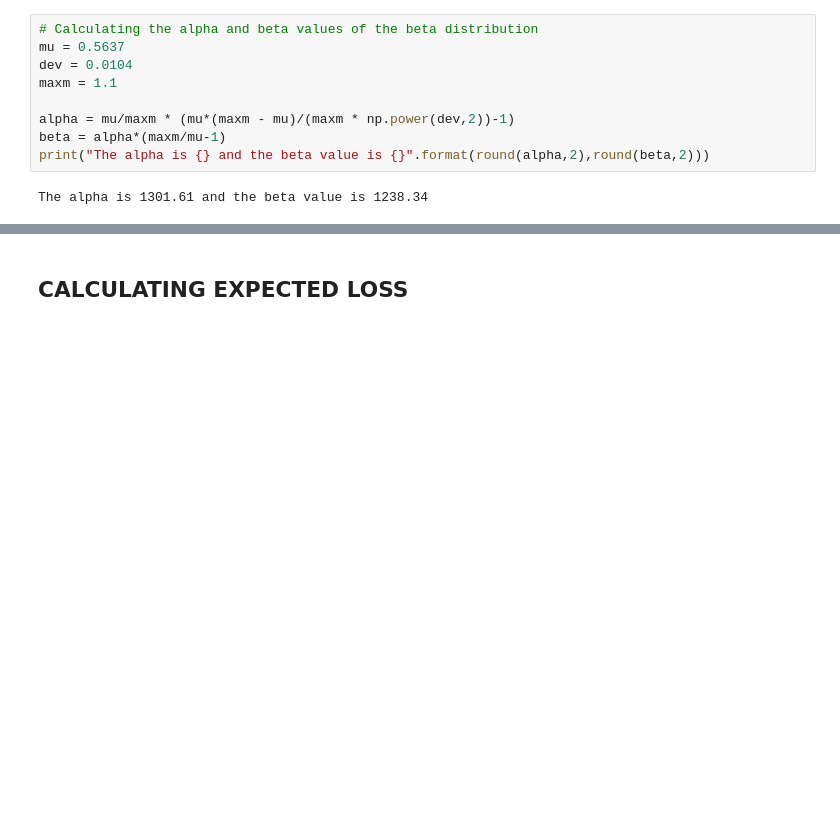
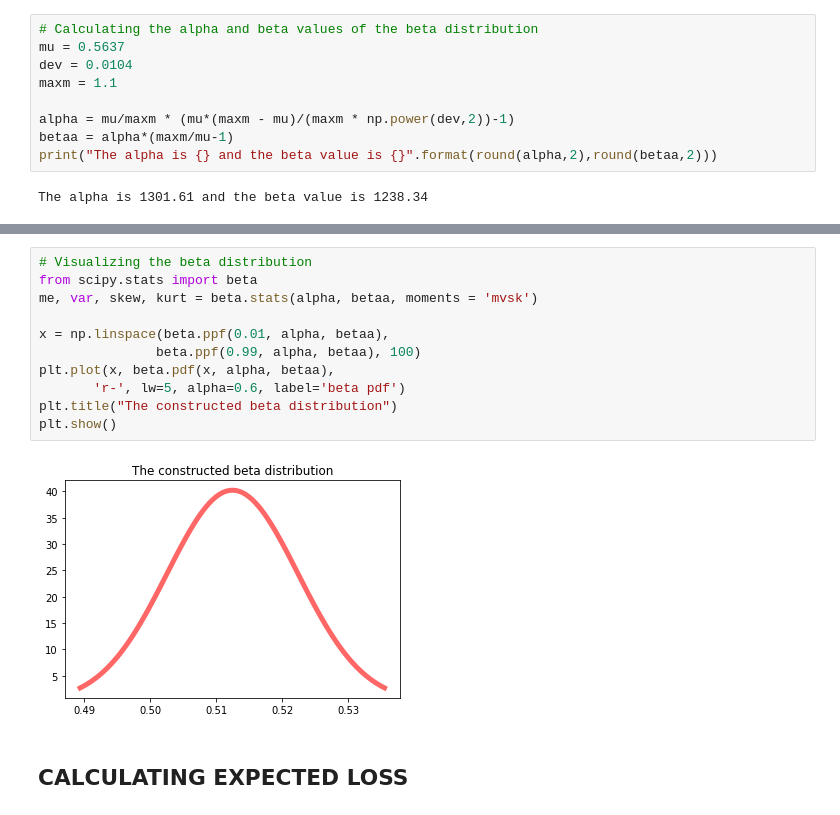
Before and after one commit to manik-hindwan/Credit-risk-analytics-models, a Jupyter notebook: Credit risk management - EL model using EAD ,PD and LGD.ipynb, the cells around one changed output, grey strips where cells are left out. Cells and saved outputs as stored; diff of their text form; blank space fills up the shorter version.

```diff
--- a/Credit risk management - EL model using EAD ,PD and LGD.ipynb
+++ b/Credit risk management - EL model using EAD ,PD and LGD.ipynb
@@ -192,8 +192,8 @@ dev = 0.0104
 maxm = 1.1
 
 alpha = mu/maxm * (mu*(maxm - mu)/(maxm * np.power(dev,2))-1)
-beta = alpha*(maxm/mu-1)
-print("The alpha is {} and the beta value is {}".format(round(alpha,2),round(beta,2)))
+betaa = alpha*(maxm/mu-1)
+print("The alpha is {} and the beta value is {}".format(round(alpha,2),round(betaa,2)))
 # %% [output]
 The alpha is 1301.61 and the beta value is 1238.34
 # %%
@@ -203,6 +203,19 @@ LGD = 1-mean_recovery
 print("The loss given default(LGD) is {}%".format(round(100*LGD,2)))
 # %% [output]
 The loss given default(LGD) is 48.75%
+# %%
+# Visualizing the beta distribution
+from scipy.stats import beta
+me, var, skew, kurt = beta.stats(alpha, betaa, moments = 'mvsk')
+
+x = np.linspace(beta.ppf(0.01, alpha, betaa),
+               beta.ppf(0.99, alpha, betaa), 100)
+plt.plot(x, beta.pdf(x, alpha, betaa),
+       'r-', lw=5, alpha=0.6, label='beta pdf')
+plt.title("The constructed beta distribution")
+plt.show()
+# %% [output]
+[figure, added]
 # %% [markdown]
 ## CALCULATING EXPECTED LOSS
 # %% [markdown]
```
Also changed, not shown: parts of 1 cell of this notebook.
